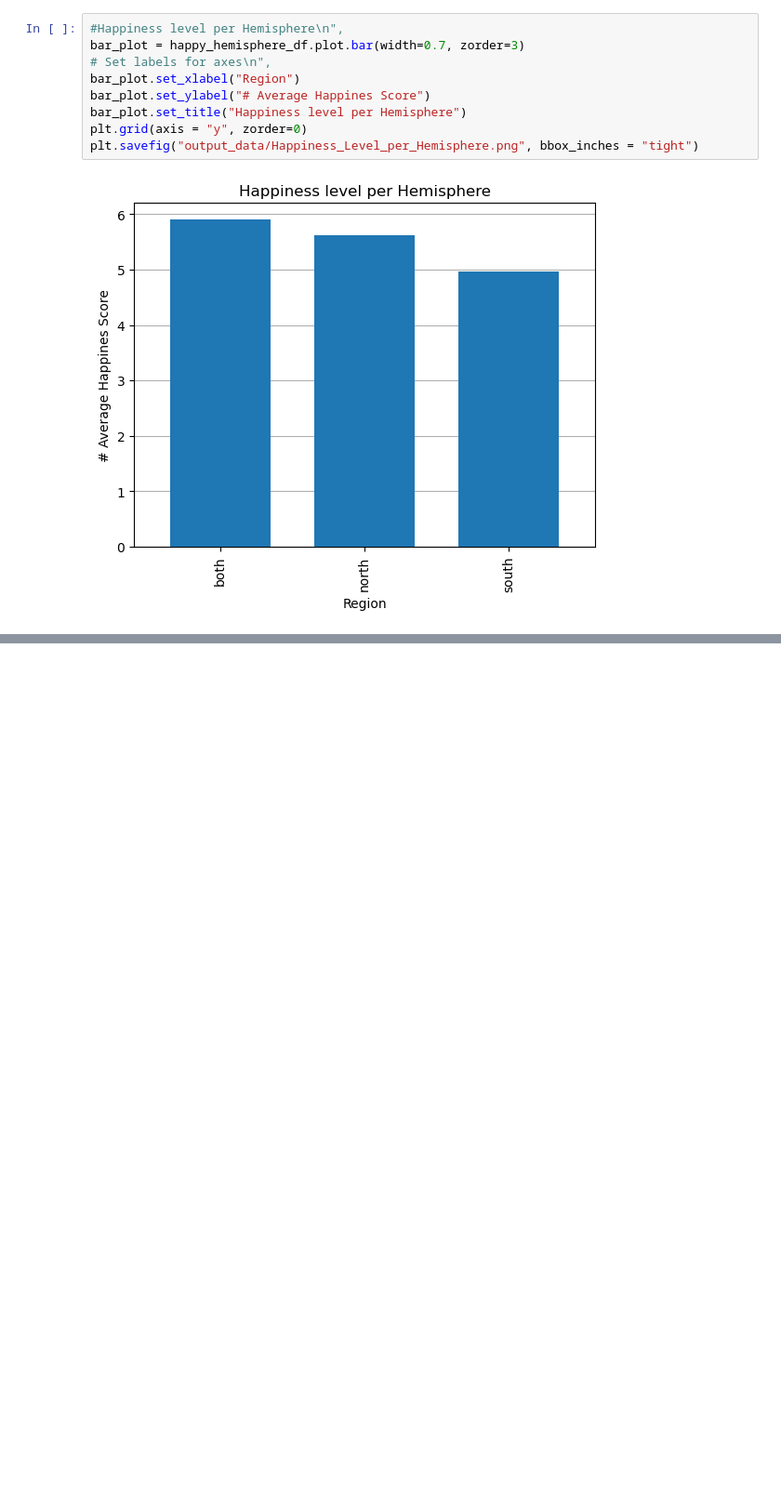
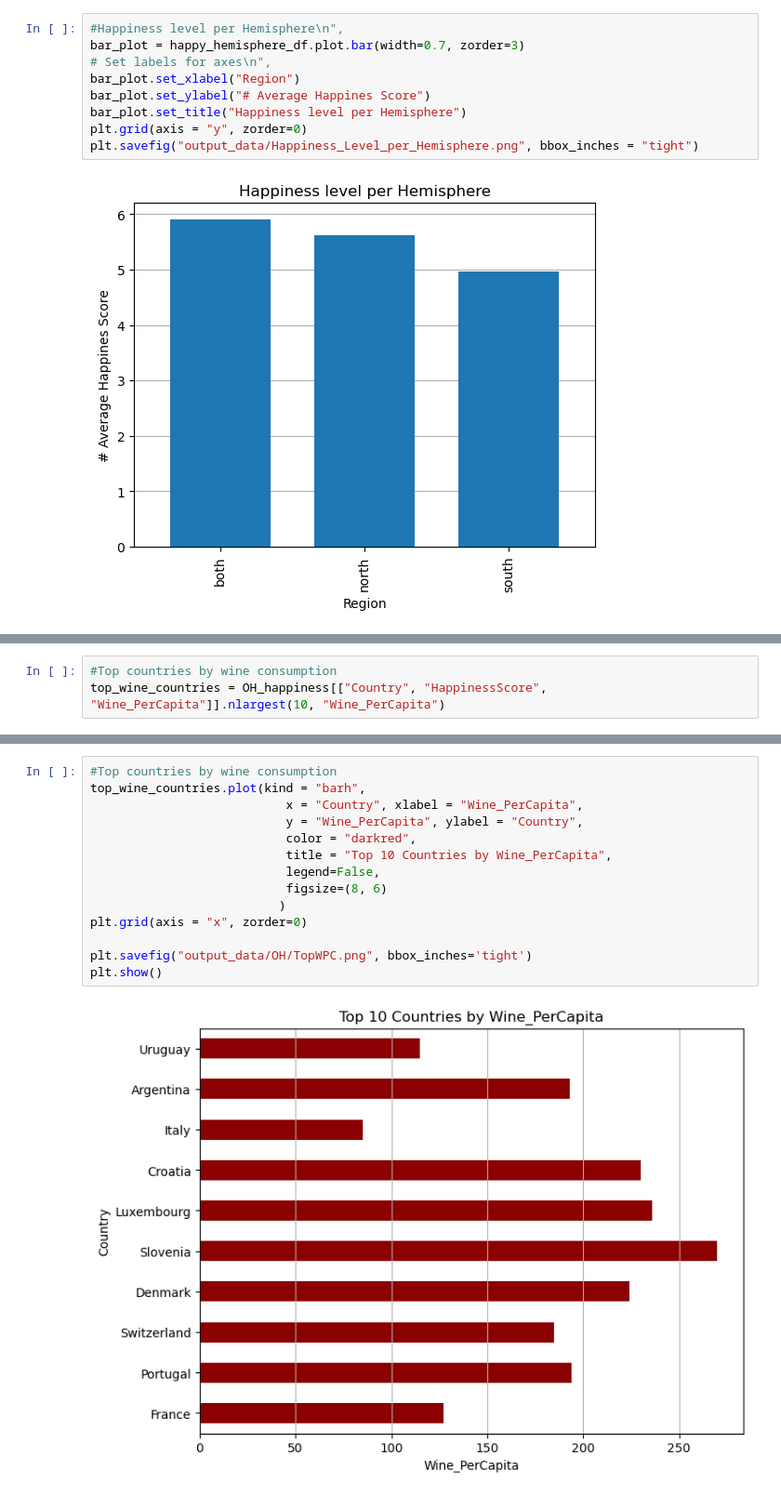
Before and after one commit to mattcaseycpa/project1, a Jupyter notebook: project.ipynb, the cells around one changed output, grey strips where cells are left out. Shown at 93% size. Saved outputs shown, nothing was run; the diff lists cells and outputs as text; blank space fills up the shorter version.

```diff
--- a/project.ipynb
+++ b/project.ipynb
@@ -795,0 +862,3 @@ len(OH_happiness)
+# %%
+#Top countries by wine consumption
+top_wine_countries = OH_happiness[["Country", "HappinessScore", "Wine_PerCapita"]].nlargest(10, "Wine_PerCapita")
@@ -795,0 +877,16 @@ len(OH_happiness)
+# %%
+#Top countries by wine consumption
+top_wine_countries.plot(kind = "barh",
+                           x = "Country", xlabel = "Wine_PerCapita",
+                           y = "Wine_PerCapita", ylabel = "Country",
+                           color = "darkred",
+                           title = "Top 10 Countries by Wine_PerCapita",
+                           legend=False,
+                           figsize=(8, 6)
+                          )
+plt.grid(axis = "x", zorder=0)
+
+plt.savefig("output_data/OH/TopWPC.png", bbox_inches='tight')
+plt.show()
+# %% [output]
+[figure, added]
```
Also changed, not shown: parts of 16 cells of this notebook, 6 other files.
